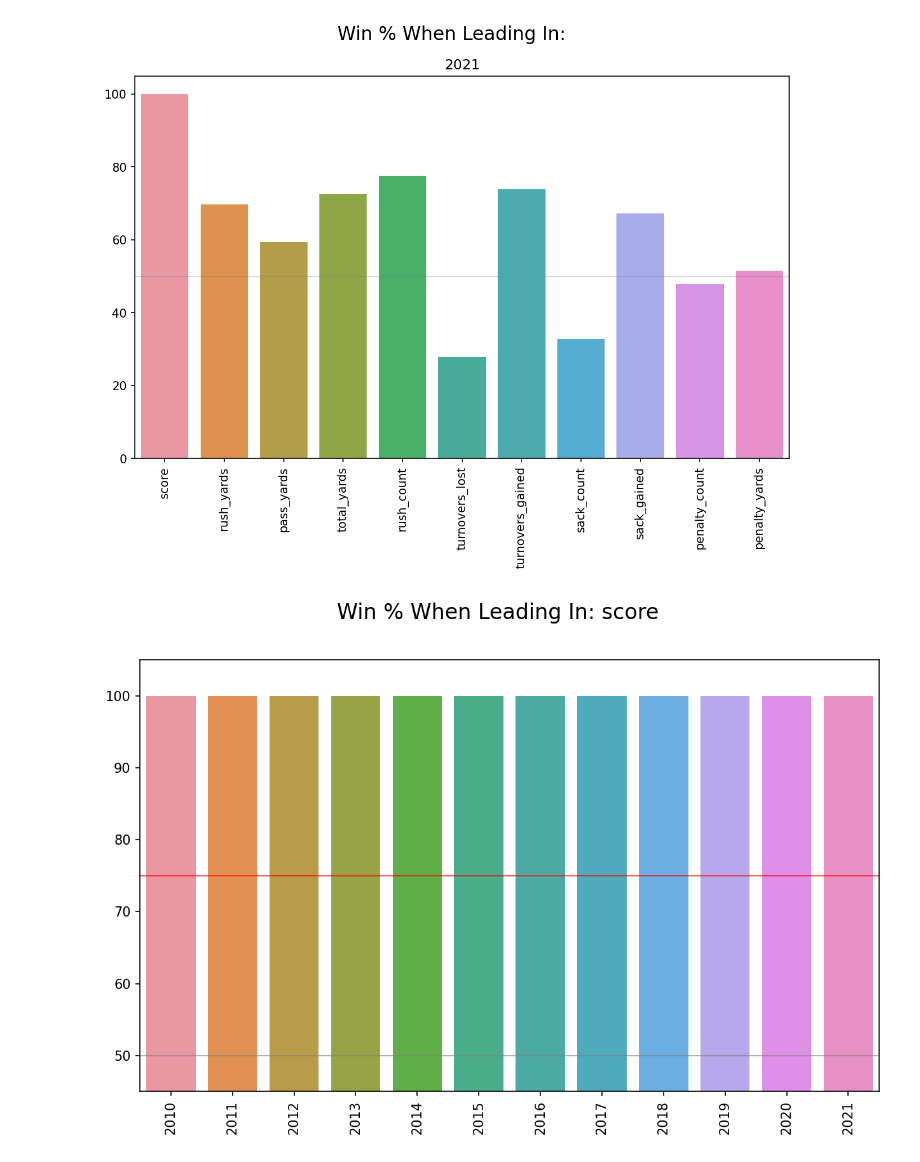
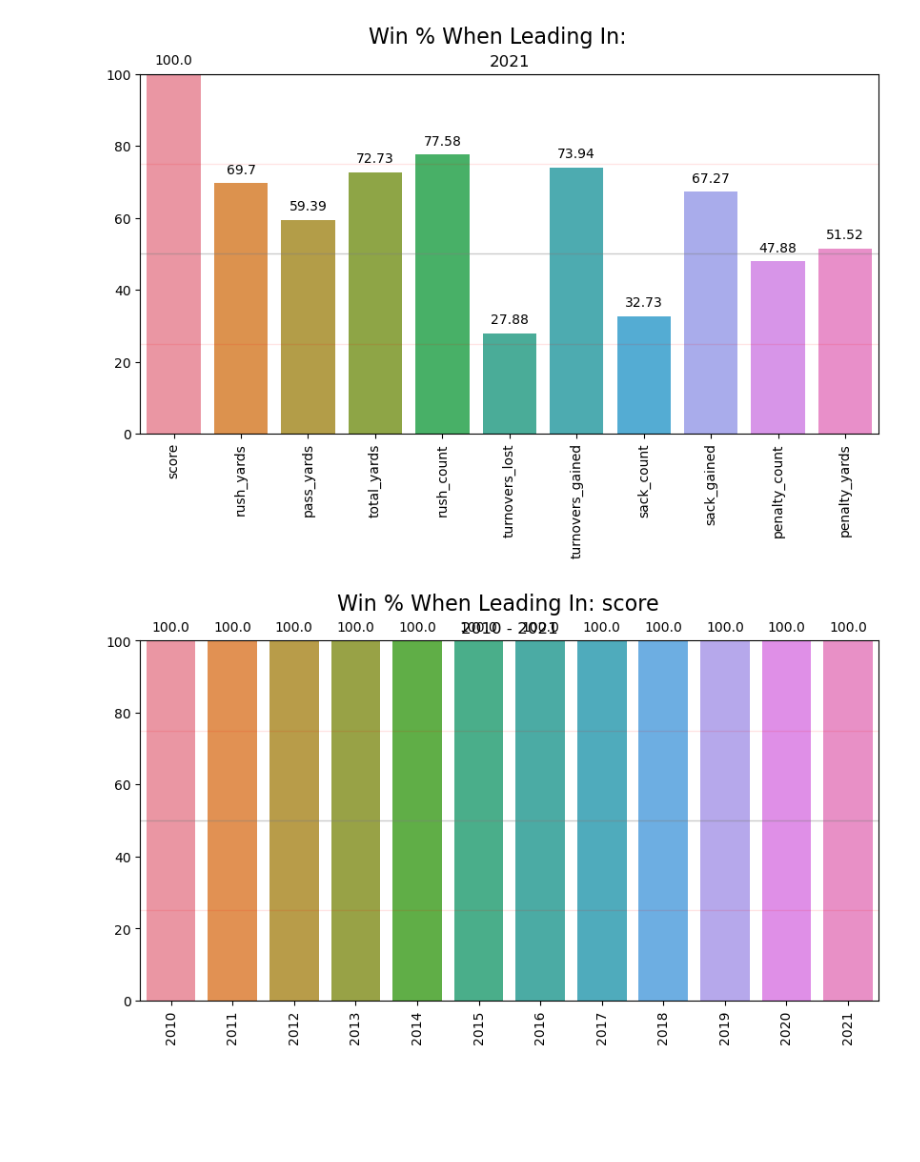
Before and after one commit to bladnman/footballing, a Jupyter notebook: notebooks/2.0.visualizations/perc_winning_team_lead_stat.ipynb, the cells around one changed output. Drawn from its saved outputs; the diff is of its cells as text; code cells hidden in the pictures; blank space fills up the shorter version.

```diff
--- a/notebooks/2.0.visualizations/perc_winning_team_lead_stat.ipynb
+++ b/notebooks/2.0.visualizations/perc_winning_team_lead_stat.ipynb
@@ -1,5 +1,6 @@
 # %%
 import utils.game_utils as gu
+import utils.plot as guplot
 
 import math
 import pandas as pd
@@ -32,6 +33,7 @@ def get_perc_winning_team_lead_field(df, field):
       ]
 
   return (len(wins_df) / len(df)) * 100
+
 def work_fields_by_year(df, fields):
   for field in fields:
     data = {}
@@ -40,61 +42,56 @@ def work_fields_by_year(df, fields):
       data[year] = get_perc_winning_team_lead_field(df[df['year'] == year], field)
 
     for item in data: data[item] = [data[item]]
+
+    min_year = df['year'].min()
+    max_year = df['year'].max()
+
+    if min_year == max_year:
+      title = f'{min_year}'
+    else:
+      title = f'{min_year} - {max_year}'
+    suptitle = f'Win % When Leading In: {field}'
+
     pdf = pd.DataFrame(data)
-    # sort the columns
-    # pdf = pdf.T.sort_values(by=0).T
-    ymin = min(45, pdf.T.min()[0] - 5)
-    ymax = max(55, pdf.T.max()[0] + 5)
-    plt.figure(figsize=(10,6), dpi=150)
-    sns.barplot(data=pdf)
-    plt.ylim(ymin, ymax)
-    plt.xticks(rotation=90);
-    plt.suptitle(f'Win % When Leading In: {field}', fontsize=16)
-    plt.axhline(y=50, color='gray', linestyle='-', lw=1, alpha=0.6)
-    plt.axhline(y=75, color='red', linestyle='-', lw=1, alpha=0.6)
-    plt.axhline(y=25, color='red', linestyle='-', lw=1, alpha=0.6)
+    guplot.bar_percent_plot(pdf, suptitle=suptitle, title=title)
+
 def work_fields(df, fields):
   data = {}
   for field in fields:
     data[field] = get_perc_winning_team_lead_field(df, field)
 
   for item in data: data[item] = [data[item]]
-  pdf = pd.DataFrame(data)
-  # sort the columns
-  # pdf = pdf.T.sort_values(by=0).T
-  ymin = min(45, pdf.T.min()[0] - 5)
-  ymax = max(55, pdf.T.max()[0] + 5)
+
   min_year = df['year'].min()
   max_year = df['year'].max()
-  plt.figure(figsize=(10,6), dpi=150)
-  sns.barplot(data=pdf)
-  # plt.ylim(ymin, ymax)
-  plt.xticks(rotation=90);
-  plt.suptitle('Win % When Leading In:', fontsize=16)
+
   if min_year == max_year:
-    plt.title(f'{min_year}')
+    title = f'{min_year}'
   else:
-    plt.title(f'{min_year} - {max_year}')
-  plt.axhline(y=50, color='gray', linestyle='-', lw=1, alpha=0.3)
-  # plt.axhline(y=75, color='gray', linestyle='-', lw=1, alpha=0.3)
-  # plt.axhline(y=25, color='gray', linestyle='-', lw=1, alpha=0.3)
+    title = f'{min_year} - {max_year}'
 
+  suptitle = 'Win % When Leading In:'
+
+  pdf = pd.DataFrame(data)
+  guplot.bar_percent_plot(pdf, suptitle=suptitle, title=title)
+
+### CREATE ALL VIZ
 fields = [
     'score',
     'rush_yards',
     'pass_yards',
     'total_yards',
     'rush_count',
     'turnovers_lost',
     'turnovers_gained',
     'sack_count',
     'sack_gained',
     'penalty_count',
     'penalty_yards',
   ]
 games_df = nfld.data_by_game()
 work_fields(gu.get_year(games_df, 2021), fields)
 work_fields_by_year(games_df, fields)
 # %% [output]
-[figure, old version]
+[figure, new version]
-[figure, old version]
+[figure, new version]
```
Also changed, not shown: parts of 1 cell of this notebook, 5 other files.
